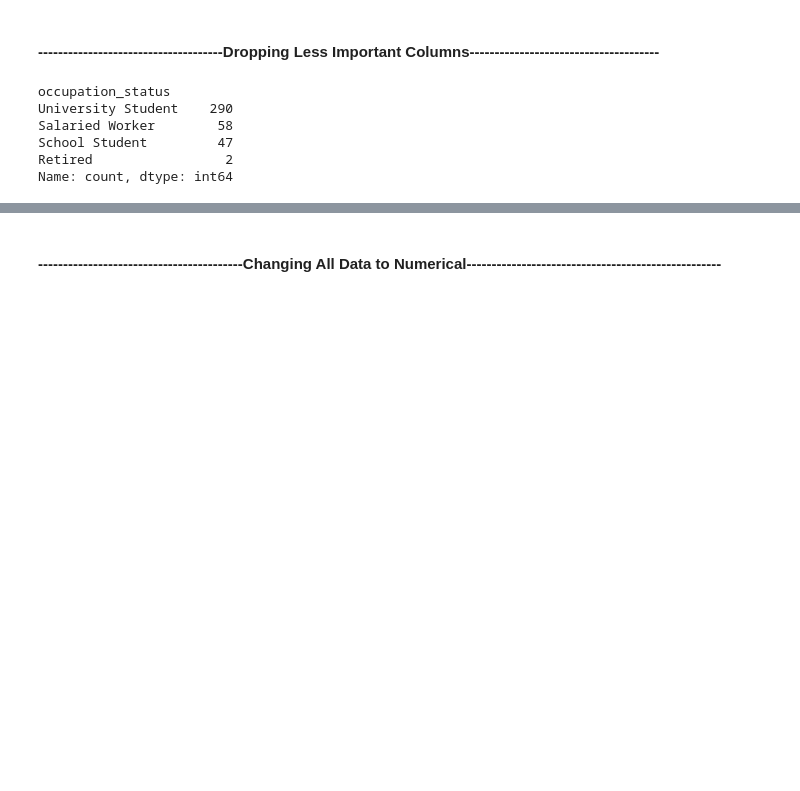
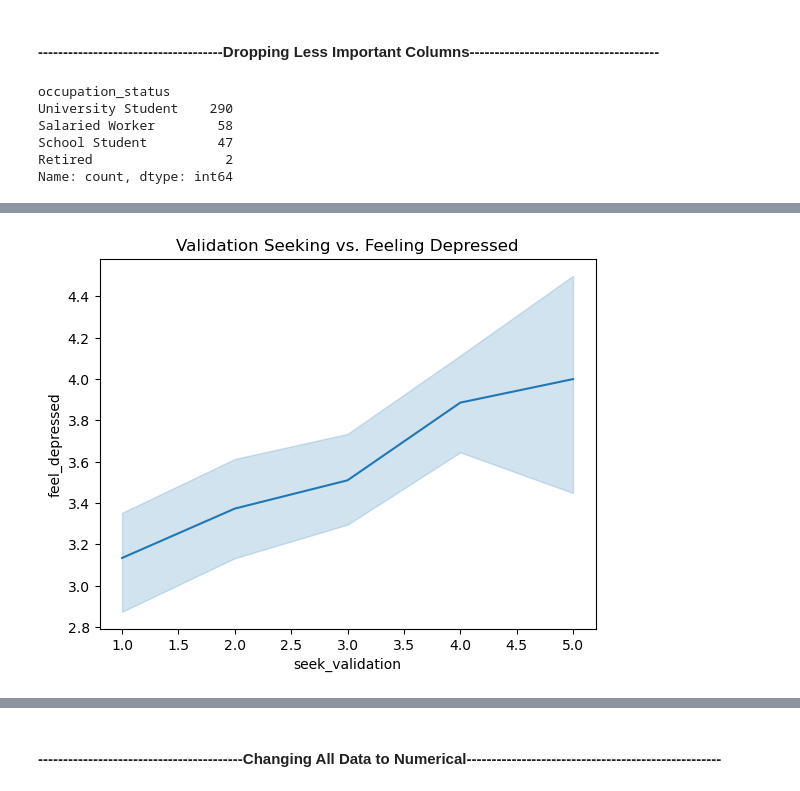
Before and after one commit to HusseinHanafy207/Phone_Addiction_Project, a Jupyter notebook: External_survey_done.ipynb, the cells around one changed output, grey strips where cells are left out. Drawn from its saved outputs; the diff is of its cells as text; code cells hidden in the pictures; blank space fills up the shorter version.

```diff
--- a/External_survey_done.ipynb
+++ b/External_survey_done.ipynb
@@ -151,0 +190,8 @@ df.drop(['occupation_status'], axis=1 ,  inplace=True)
+# %%
+sns.lineplot(x='seek_validation',
+             y='feel_depressed',
+             data=df)
+plt.title('Validation Seeking vs. Feeling Depressed')
+plt.show()
+# %% [output]
+[figure, added]
```
Also changed, not shown: parts of 7 cells of this notebook.
